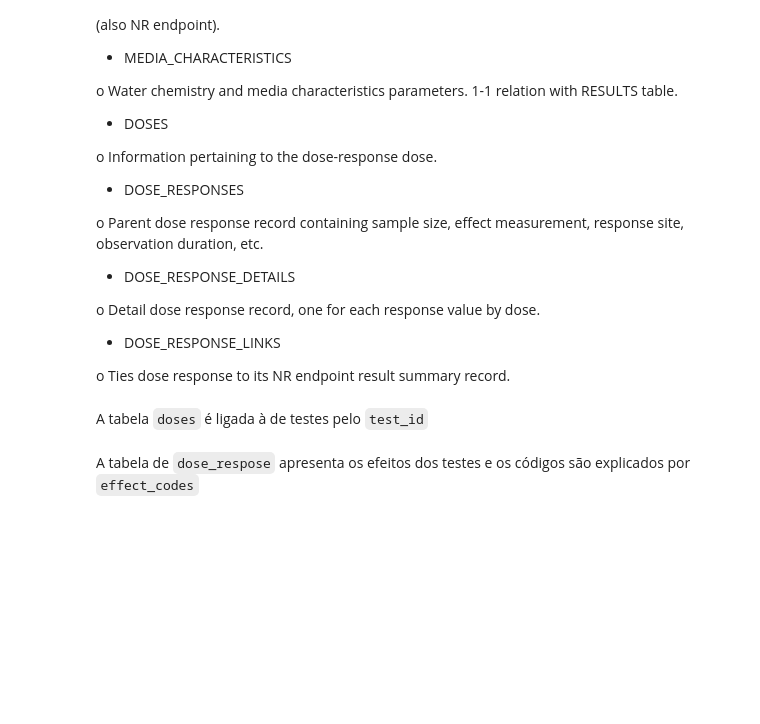
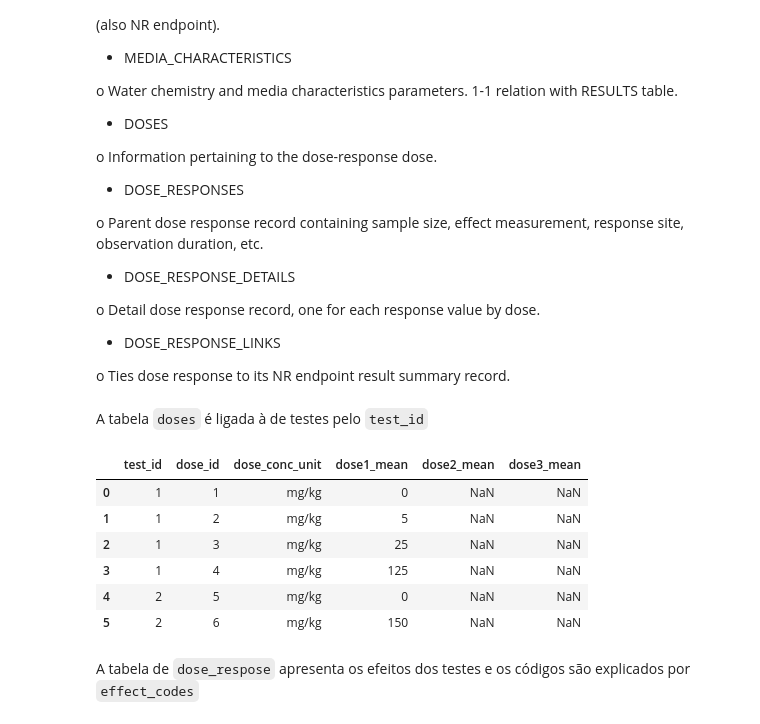
Before and after one commit to Kan4me/pupplystics, a Jupyter notebook: 0306_first_data_overview/Ecotox Data Documentation.ipynb, the cells around one changed output. Saved outputs shown, nothing was run; the diff lists cells and outputs as text; code cells hidden in the pictures; blank space fills up the shorter version.

````diff
--- a/0306_first_data_overview/Ecotox Data Documentation.ipynb
+++ b/0306_first_data_overview/Ecotox Data Documentation.ipynb
@@ -74,8 +74,16 @@ import numpy as np
 # %% [markdown]
 A tabela ```doses``` é ligada à de testes pelo ```test_id```
 # %%
-df_dose = pd.read_csv("ecotox_ascii_12_13_2018/doses.txt",sep="|", dtype='unicode')
+df_dose = pd.read_csv("../data/ecotox_ascii_12_13_2018/doses.txt",sep="|", dtype='unicode')
 df_dose.loc[:5, ['test_id', 'dose_id', 'dose_conc_unit', 'dose1_mean', 'dose2_mean', 'dose3_mean']]
+# %% [output]
+|  | test_id | dose_id | dose_conc_unit | dose1_mean | dose2_mean | dose3_mean |
+| 0 | 1 | 1 | mg/kg | 0 | NaN | NaN |
+| 1 | 1 | 2 | mg/kg | 5 | NaN | NaN |
+| 2 | 1 | 3 | mg/kg | 25 | NaN | NaN |
+| 3 | 1 | 4 | mg/kg | 125 | NaN | NaN |
+| 4 | 2 | 5 | mg/kg | 0 | NaN | NaN |
+| 5 | 2 | 6 | mg/kg | 150 | NaN | NaN |
 # %% [markdown]
 A tabela de ```dose_respose``` apresenta os efeitos dos testes e os códigos são explicados por ```effect_codes```
 # %%
````
Also changed, not shown: parts of 4 cells of this notebook, 2 other files.
